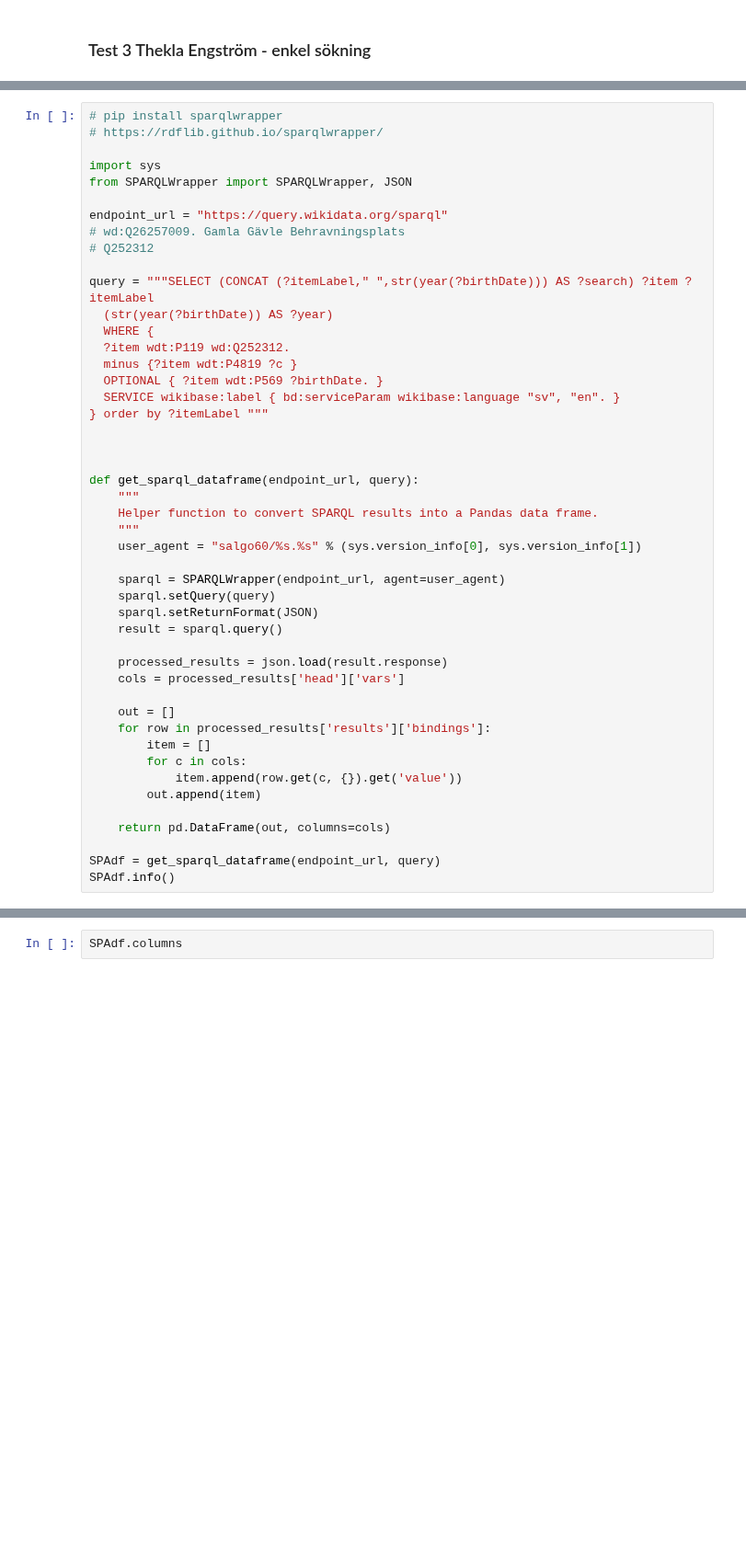
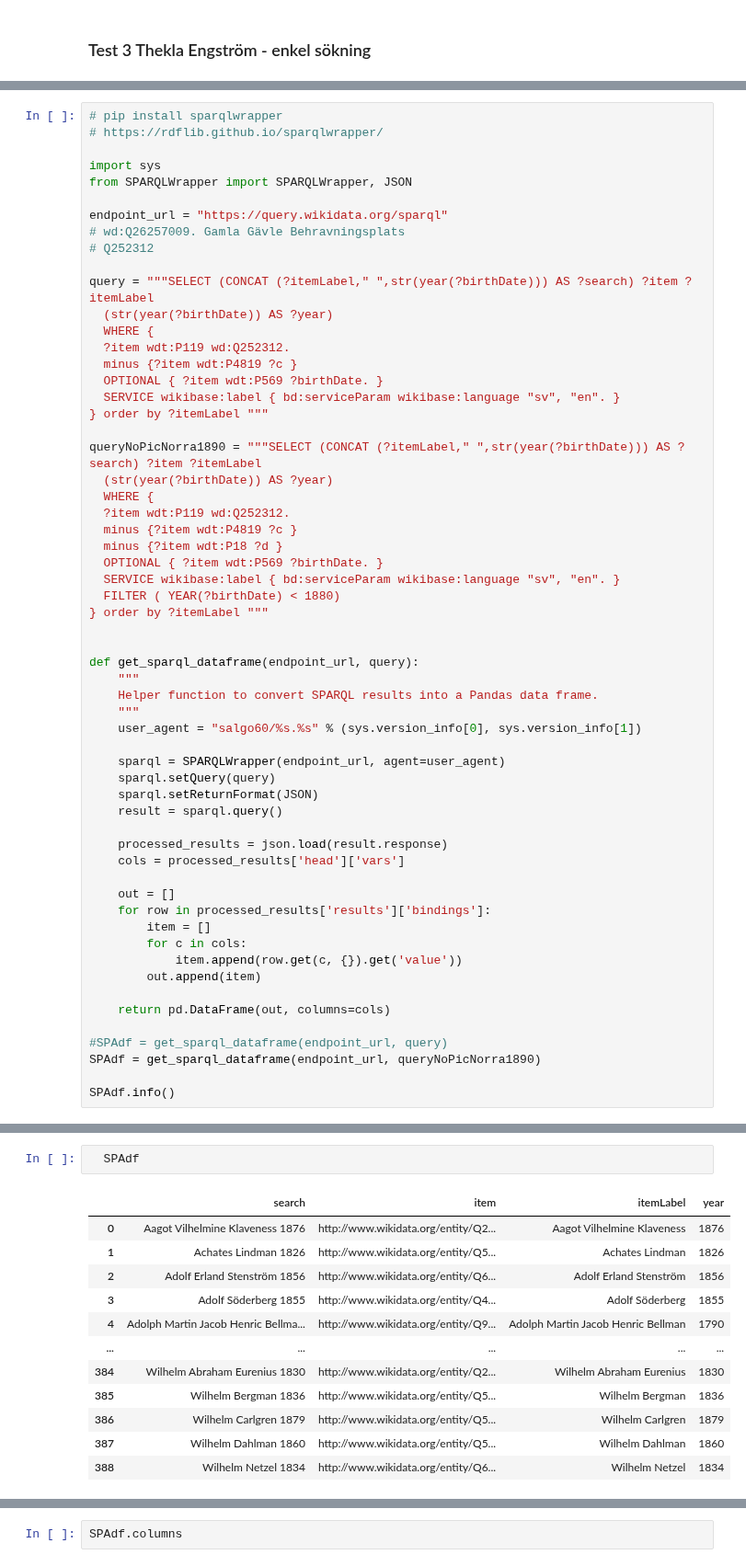
Before and after one commit to salgo60/spa2Commons, a Jupyter notebook: Notebook/SPA test.ipynb, the cells around one changed output, grey strips where cells are left out. Shown at 92% size. Cells and saved outputs as stored; diff of their text form; blank space fills up the shorter version.

```diff
--- a/Notebook/SPA test.ipynb
+++ b/Notebook/SPA test.ipynb
@@ -249,6 +249,16 @@ query = """SELECT (CONCAT (?itemLabel," ",str(year(?birthDate))) AS ?search) ?it
   SERVICE wikibase:label { bd:serviceParam wikibase:language "sv", "en". }
 } order by ?itemLabel """
 
+queryNoPicNorra1890 = """SELECT (CONCAT (?itemLabel," ",str(year(?birthDate))) AS ?search) ?item ?itemLabel
+  (str(year(?birthDate)) AS ?year)
+  WHERE {
+  ?item wdt:P119 wd:Q252312.
+  minus {?item wdt:P4819 ?c }
+  minus {?item wdt:P18 ?d }
+  OPTIONAL { ?item wdt:P569 ?birthDate. }
+  SERVICE wikibase:label { bd:serviceParam wikibase:language "sv", "en". }
+  FILTER ( YEAR(?birthDate) < 1880)
+} order by ?itemLabel """
 
 
 def get_sparql_dataframe(endpoint_url, query):
@@ -274,7 +284,9 @@ def get_sparql_dataframe(endpoint_url, query):
 
     return pd.DataFrame(out, columns=cols)
 
-SPAdf = get_sparql_dataframe(endpoint_url, query)
+#SPAdf = get_sparql_dataframe(endpoint_url, query)
+SPAdf = get_sparql_dataframe(endpoint_url, queryNoPicNorra1890)
+
 SPAdf.info()
 # %% [output]
 <class 'pandas.core.frame.DataFrame'>
@@ -290,0 +303,15 @@ memory usage: 51.8+ KB
+# %%
+  SPAdf
+# %% [output]
+|  | search | item | itemLabel | year |
+| 0 | Aagot Vilhelmine Klaveness 1876 | http://www.wikidata.org/entity/Q2... | Aagot Vilhelmine Klaveness | 1876 |
+| 1 | Achates Lindman 1826 | http://www.wikidata.org/entity/Q5... | Achates Lindman | 1826 |
+| 2 | Adolf Erland Stenström 1856 | http://www.wikidata.org/entity/Q6... | Adolf Erland Stenström | 1856 |
+| 3 | Adolf Söderberg 1855 | http://www.wikidata.org/entity/Q4... | Adolf Söderberg | 1855 |
+| 4 | Adolph Martin Jacob Henric Bellma... | http://www.wikidata.org/entity/Q9... | Adolph Martin Jacob Henric Bellman | 1790 |
+| ... | ... | ... | ... | ... |
+| 384 | Wilhelm Abraham Eurenius 1830 | http://www.wikidata.org/entity/Q2... | Wilhelm Abraham Eurenius | 1830 |
+| 385 | Wilhelm Bergman 1836 | http://www.wikidata.org/entity/Q5... | Wilhelm Bergman | 1836 |
+| 386 | Wilhelm Carlgren 1879 | http://www.wikidata.org/entity/Q5... | Wilhelm Carlgren | 1879 |
+| 387 | Wilhelm Dahlman 1860 | http://www.wikidata.org/entity/Q5... | Wilhelm Dahlman | 1860 |
+| 388 | Wilhelm Netzel 1834 | http://www.wikidata.org/entity/Q6... | Wilhelm Netzel | 1834 |
```
Also changed, not shown: parts of 14 cells of this notebook, 26 other files.
